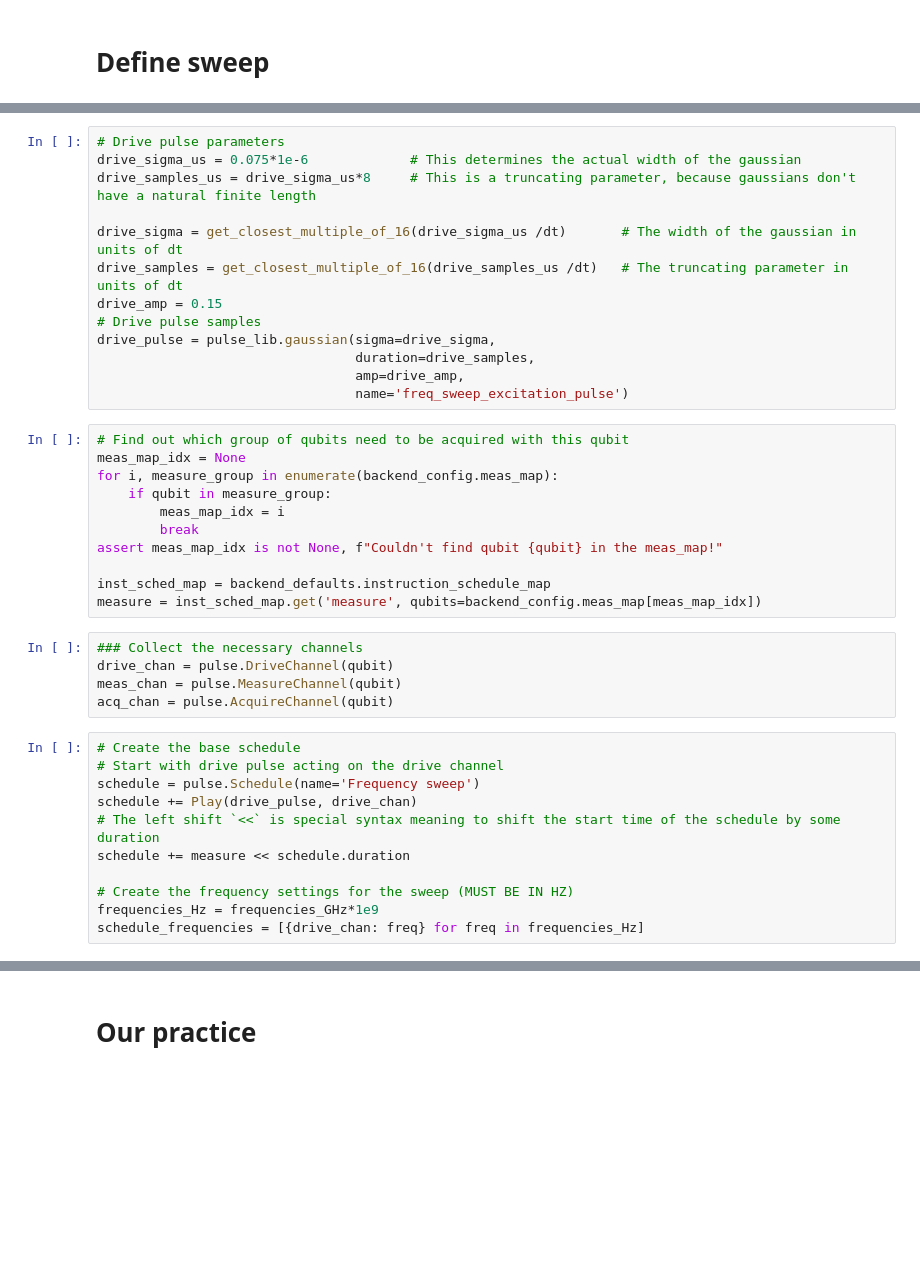
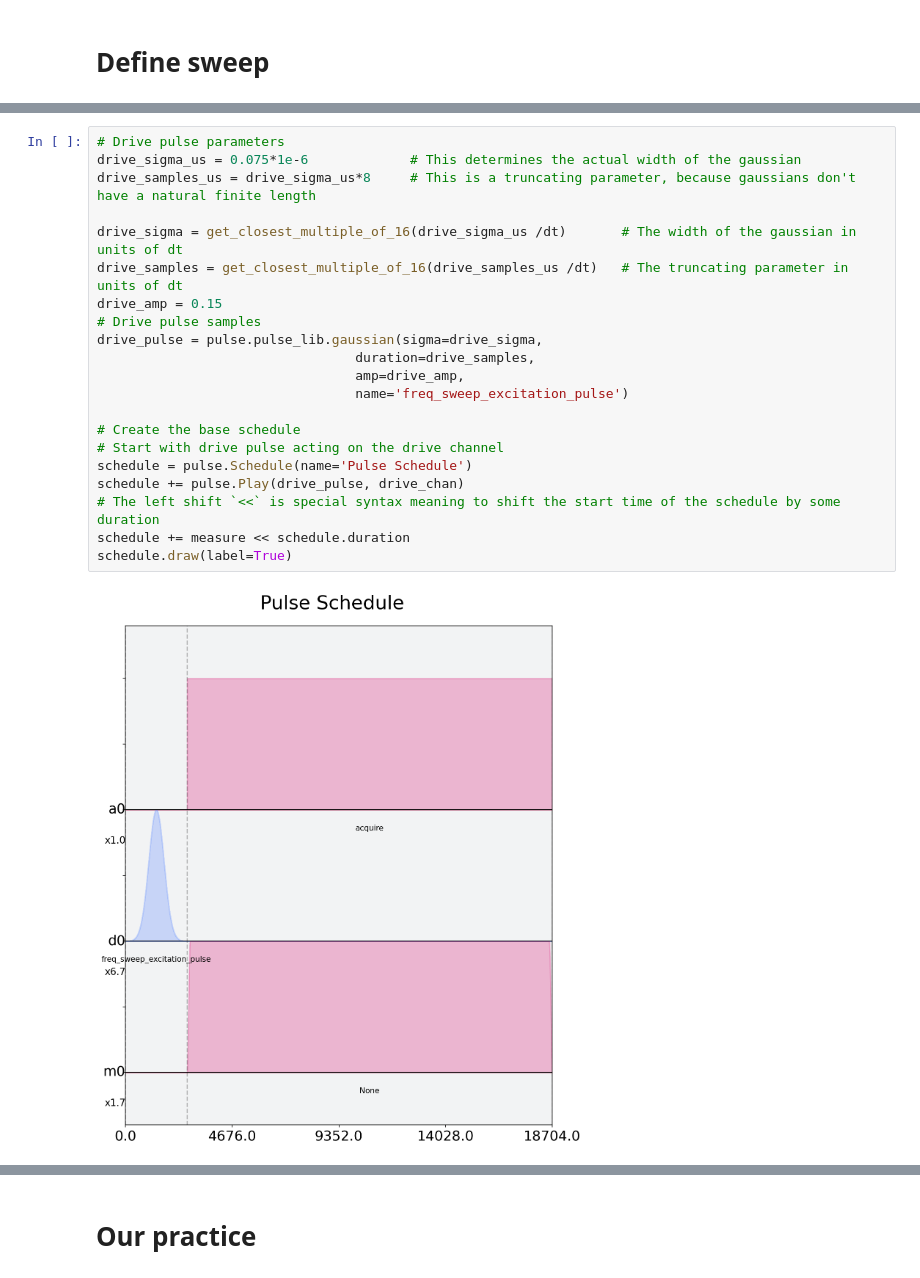
Before and after one commit to leo07010/Qiskit-Pulse, a Jupyter notebook: WSs_playground.ipynb, the cells around one changed output, grey strips where cells are left out. Drawn from its saved outputs; the diff is of its cells as text; blank space fills up the shorter version.

```diff
--- a/WSs_playground.ipynb
+++ b/WSs_playground.ipynb
@@ -75,40 +90,23 @@ The sweep will go from 4.954 GHz to 4.994 GHz in steps of 550.0 kHz.
 # %%
 # Drive pulse parameters
 drive_sigma_us = 0.075*1e-6             # This determines the actual width of the gaussian
 drive_samples_us = drive_sigma_us*8     # This is a truncating parameter, because gaussians don't have a natural finite length
 
 drive_sigma = get_closest_multiple_of_16(drive_sigma_us /dt)       # The width of the gaussian in units of dt
 drive_samples = get_closest_multiple_of_16(drive_samples_us /dt)   # The truncating parameter in units of dt
 drive_amp = 0.15
 # Drive pulse samples
-drive_pulse = pulse_lib.gaussian(sigma=drive_sigma,
+drive_pulse = pulse.pulse_lib.gaussian(sigma=drive_sigma,
                                  duration=drive_samples,
                                  amp=drive_amp,
                                  name='freq_sweep_excitation_pulse')
+
+# Create the base schedule
+# Start with drive pulse acting on the drive channel
+schedule = pulse.Schedule(name='Pulse Schedule')
+schedule += pulse.Play(drive_pulse, drive_chan)
+# The left shift `<<` is special syntax meaning to shift the start time of the schedule by some duration
+schedule += measure << schedule.duration
+schedule.draw(label=True)
+# %% [output]
+[figure, added]
-# %%
-# Find out which group of qubits need to be acquired with this qubit
-meas_map_idx = None
-for i, measure_group in enumerate(backend_config.meas_map):
-    if qubit in measure_group:
-        meas_map_idx = i
-        break
-assert meas_map_idx is not None, f"Couldn't find qubit {qubit} in the meas_map!"
-
-inst_sched_map = backend_defaults.instruction_schedule_map
-measure = inst_sched_map.get('measure', qubits=backend_config.meas_map[meas_map_idx])
-# %%
-### Collect the necessary channels
-drive_chan = pulse.DriveChannel(qubit)
-meas_chan = pulse.MeasureChannel(qubit)
-acq_chan = pulse.AcquireChannel(qubit)
-# %%
-# Create the base schedule
-# Start with drive pulse acting on the drive channel
-schedule = pulse.Schedule(name='Frequency sweep')
-schedule += Play(drive_pulse, drive_chan)
-# The left shift `<<` is special syntax meaning to shift the start time of the schedule by some duration
-schedule += measure << schedule.duration
-
-# Create the frequency settings for the sweep (MUST BE IN HZ)
-frequencies_Hz = frequencies_GHz*1e9
-schedule_frequencies = [{drive_chan: freq} for freq in frequencies_Hz]
```
Also changed, not shown: parts of 17 cells of this notebook.
